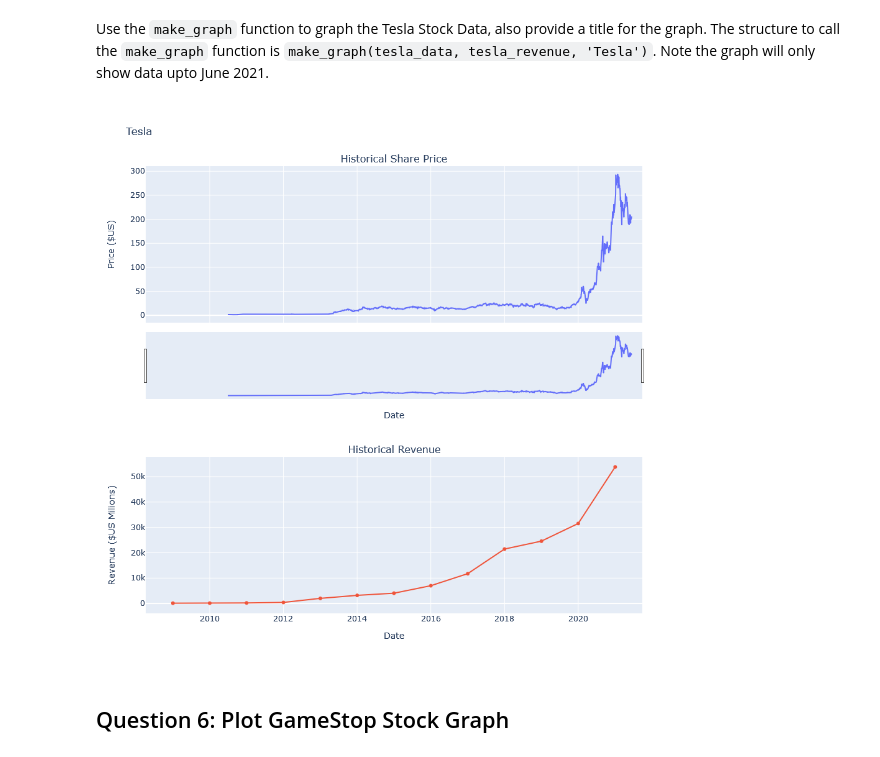
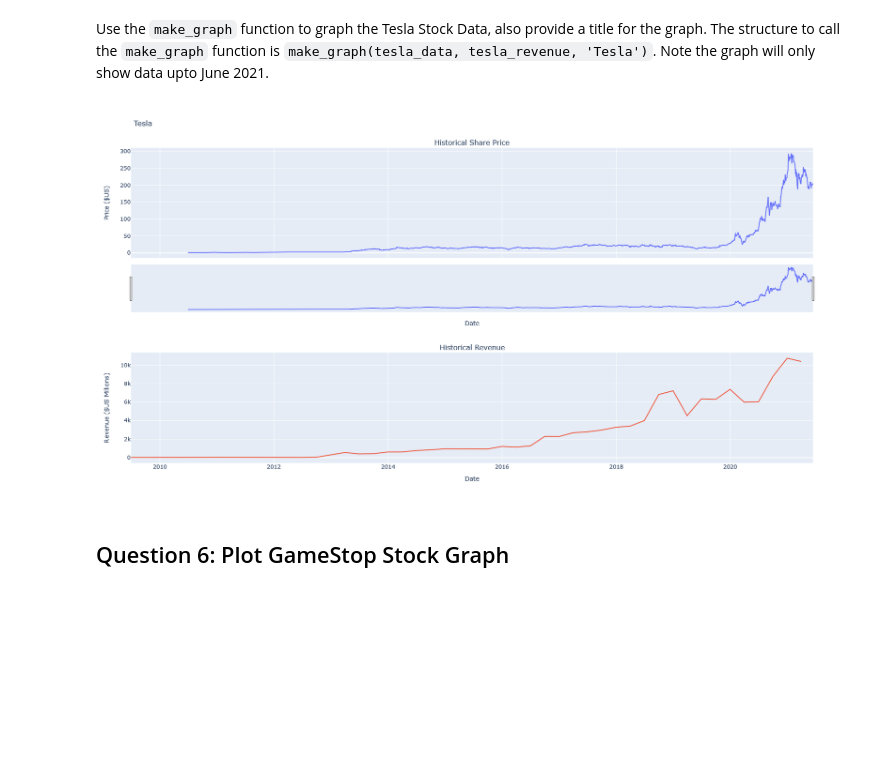
Before and after one commit to zanevc5555/IBM-DSPC, a Jupyter notebook: DSPythonProject.ipynb, the cells around one changed output. Saved outputs shown, nothing was run; the diff lists cells and outputs as text; code cells hidden in the pictures; blank space fills up the shorter version.

```diff
--- a/DSPythonProject.ipynb
+++ b/DSPythonProject.ipynb
@@ -140,3 +136,6 @@ tesla_revenue.columns = ["Date", "Revenue"]
+# %%
+tesla_revenue = pd.read_html("https://cf-courses-data.s3.us.cloud-object-storage.appdomain.cloud/IBMDeveloperSkillsNetwork-PY0220EN-SkillsNetwork/labs/project/revenue.htm")[1]
+tesla_revenue.columns = ["Date", "Revenue"]
 # %% [markdown]
 Execute the following line to remove the comma and dollar sign from the `Revenue` column.
 # %%
@@ -234,10 +232,10 @@ gme_revenue.tail()
 # %% [markdown]
 Use the `make_graph` function to graph the Tesla Stock Data, also provide a title for the graph. The structure to call the `make_graph` function is `make_graph(tesla_data, tesla_revenue, 'Tesla')`. Note the graph will only show data upto June 2021.
 # %%
-tesla_revenue["Date"] = pd.to_datetime(tesla_revenue["Date"], format="%Y")
+
 make_graph(tesla_data, tesla_revenue, "Tesla")
 # %% [output]
-[figure, old version]
+[figure, new version]
 # %% [markdown]
 ## Question 6: Plot GameStop Stock Graph
 # %% [markdown]
```
Also changed, not shown: parts of 5 cells of this notebook.
